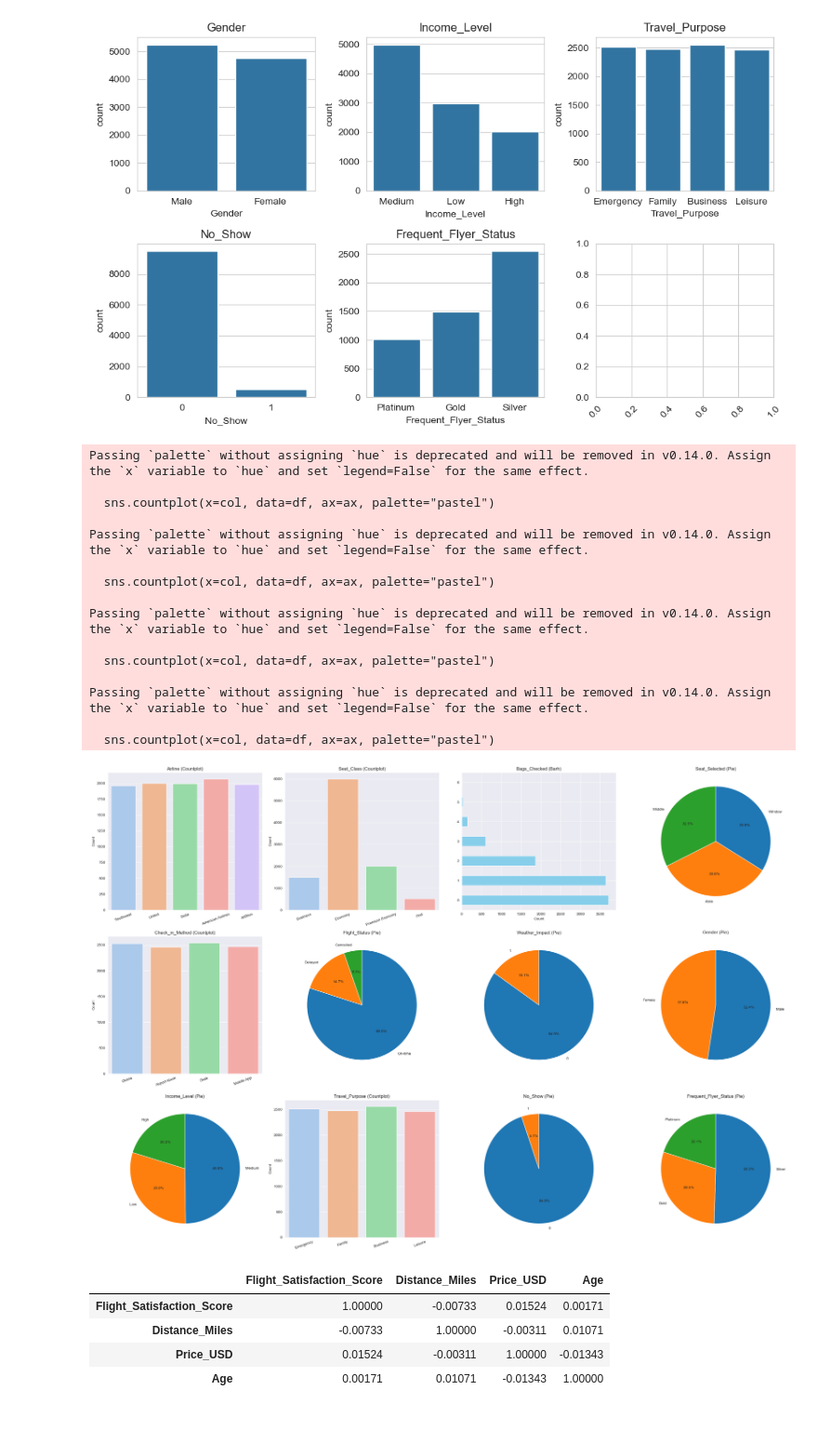
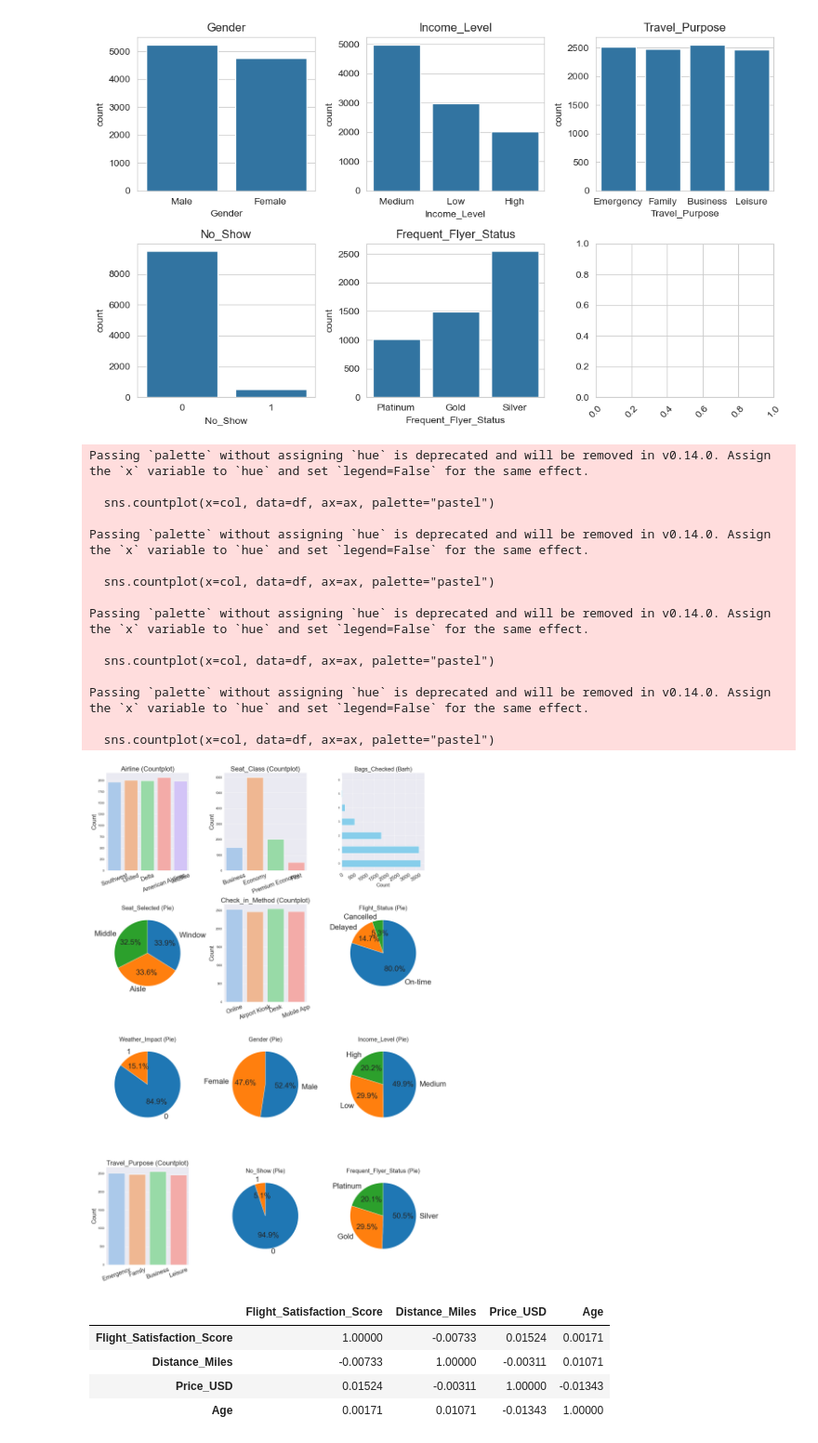
Before and after one commit to skn-ai14-250409/SKN14-EDA-6Team, a Jupyter notebook: KongJihwan/test0515.ipynb, the cells around one changed output. Shown at 93% size. Saved outputs shown, nothing was run; the diff lists cells and outputs as text; code cells hidden in the pictures.

```diff
--- a/KongJihwan/test0515.ipynb
+++ b/KongJihwan/test0515.ipynb
@@ -365,7 +414,7 @@ cols = [
     'Income_Level', 'Travel_Purpose', 'No_Show', 'Frequent_Flyer_Status'
 ]
 
-fig, axes = plt.subplots(3, 4, figsize=(26, 18))
+fig, axes = plt.subplots(4, 3, figsize=(18, 26))
 axes = axes.flatten()
 
 for i, col in enumerate(cols):
@@ -374,42 +423,45 @@ for i, col in enumerate(cols):
 
     # 2~3개 범주: 파이차트
     if unique_count <= 3:
-        df[col].value_counts().plot.pie(autopct='%1.1f%%', ax=ax, startangle=90, counterclock=False)
+        df[col].value_counts().plot.pie(autopct='%1.1f%%', ax=ax, startangle=90,
+                                        counterclock=False, textprops={'fontsize':27})
         ax.set_ylabel('')
-        ax.set_title(f"{col} (Pie)")
+        ax.set_title(f"{col} (Pie)", fontsize=21)
     # 4~6개 범주: 카운트플롯 (seaborn)
     elif 4 <= unique_count <= 6:
         sns.countplot(x=col, data=df, ax=ax, palette="pastel")
-        ax.set_title(f"{col} (Countplot)")
-        ax.set_xlabel('')
-        ax.set_ylabel('Count')
+        ax.set_title(f"{col} (Countplot)", fontsize=24)
+        ax.set_xlabel('', fontsize=21)
+        ax.set_xticklabels(ax.get_xticklabels(), fontsize=21, rotation=20)
+        ax.set_ylabel('Count', fontsize=21)
         ax.tick_params(axis='x', rotation=20)
     # 7개 이상: 수평 막대
     else:
         df[col].value_counts().plot(kind='barh', ax=ax, color='skyblue')
-        ax.set_title(f"{col} (Barh)")
-        ax.set_xlabel('Count')
-        ax.set_ylabel('')
+        ax.set_title(f"{col} (Barh)", fontsize=21)
+        ax.set_xlabel('Count', fontsize=18)
+        ax.set_xticklabels(ax.get_xticklabels(), fontsize=18, rotation=30)
+        ax.set_ylabel('', fontsize=18)
 
 plt.tight_layout()
 plt.show()
 # %% [output]
 Passing `palette` without assigning `hue` is deprecated and will be removed in v0.14.0. Assign the `x` variable to `hue` and set `legend=False` for the same effect.
 
   sns.countplot(x=col, data=df, ax=ax, palette="pastel")
 
 Passing `palette` without assigning `hue` is deprecated and will be removed in v0.14.0. Assign the `x` variable to `hue` and set `legend=False` for the same effect.
 
   sns.countplot(x=col, data=df, ax=ax, palette="pastel")
 
 Passing `palette` without assigning `hue` is deprecated and will be removed in v0.14.0. Assign the `x` variable to `hue` and set `legend=False` for the same effect.
 
   sns.countplot(x=col, data=df, ax=ax, palette="pastel")
 
 Passing `palette` without assigning `hue` is deprecated and will be removed in v0.14.0. Assign the `x` variable to `hue` and set `legend=False` for the same effect.
 
   sns.countplot(x=col, data=df, ax=ax, palette="pastel")
-[figure, old version]
+[figure, new version]
 # %%
 # 07. 상관관계 및 교차분석
 # 타겟 - 수치형의 상관계수
```
Also changed, not shown: parts of 5 cells of this notebook, 14 other files.
